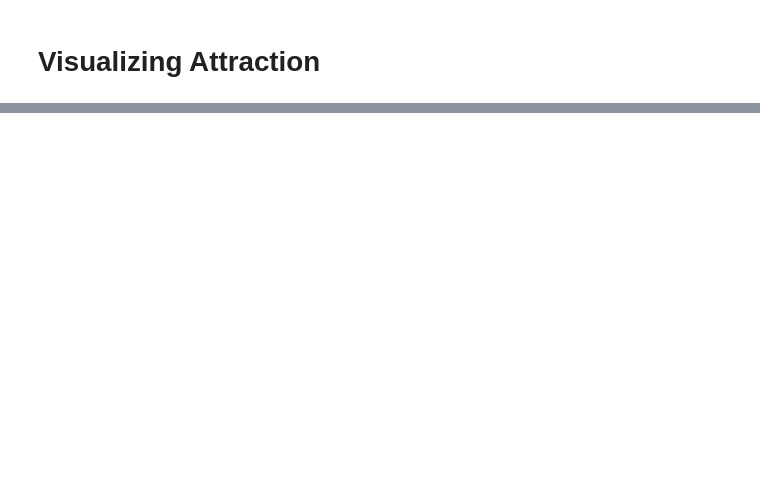
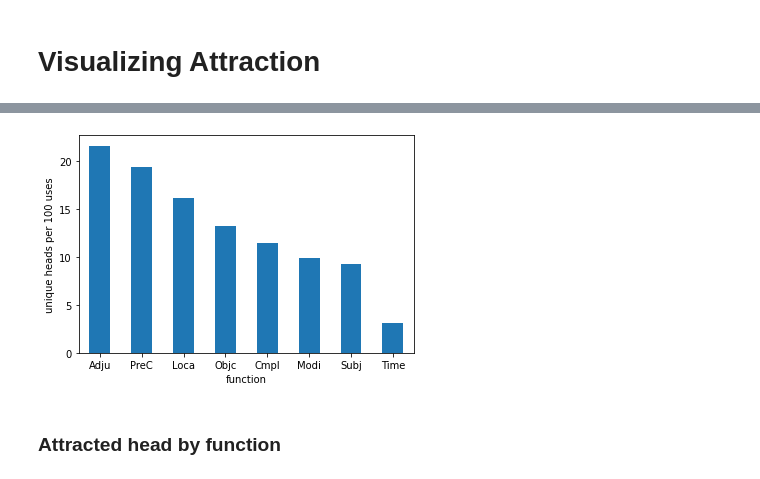
Before and after one commit to CambridgeSemiticsLab/BH_time_collocations, a Jupyter notebook: workflow/notebooks/analysis/head_association.ipynb, the cells around one changed output, grey strips where cells are left out. Saved outputs shown, nothing was run; the diff lists cells and outputs as text; code cells hidden in the pictures; blank space fills up the shorter version.

```diff
--- a/workflow/notebooks/analysis/head_association.ipynb
+++ b/workflow/notebooks/analysis/head_association.ipynb
@@ -203,0 +405,22 @@ KeyboardInterrupt:
+# %%
+lex_ctT = lex_ct.T
+is_attested = (lex_ctT > 0) * 1
+n_attested = is_attested.sum()
+head_per_100 = (n_attested / lex_ctT.sum()) * 100 # normalize per 100 uses of the function
+head_per_100 = head_per_100.sort_values(ascending=False)
+# %%
+lex_data = (
+    pd.concat([n_attested, head_per_100], 1)
+    .set_axis(['total', 'per 100x'], 1)
+    .rename_axis('unique heads', axis=1)
+    .round(2)
+    .sort_values(by='per 100x', ascending=False)
+)
+
+out.table(
+    lex_data,
+    'uniqueper100',
+    caption='Unique head lexeme frequencies per 100 uses'
+)
+
+lex_data
@@ -203,0 +438,10 @@ KeyboardInterrupt:
+# %%
+fig, ax = plt.subplots()
+lex_data['per 100x'].plot(kind='bar', ax=ax)
+ax.set_xticklabels(ax.get_xticklabels(), rotation=0)
+ax.set_ylabel('unique heads per 100 uses')
+out.plot('bar_uniqueper100')
+# %% [output]
+[figure, added]
+# %% [markdown]
+### Attracted head by function
```
Also changed, not shown: parts of 37 cells of this notebook, 29 other files.
